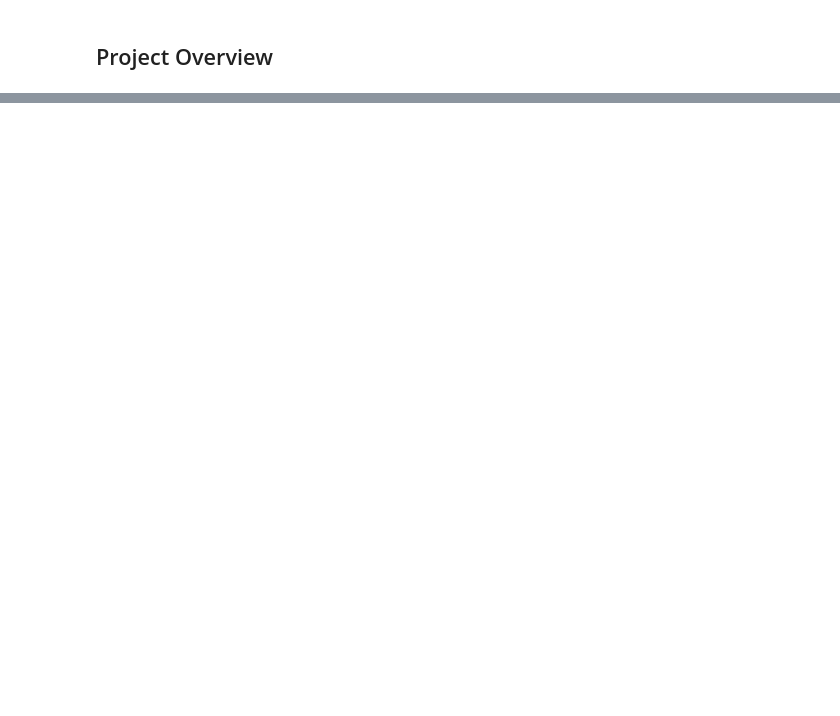
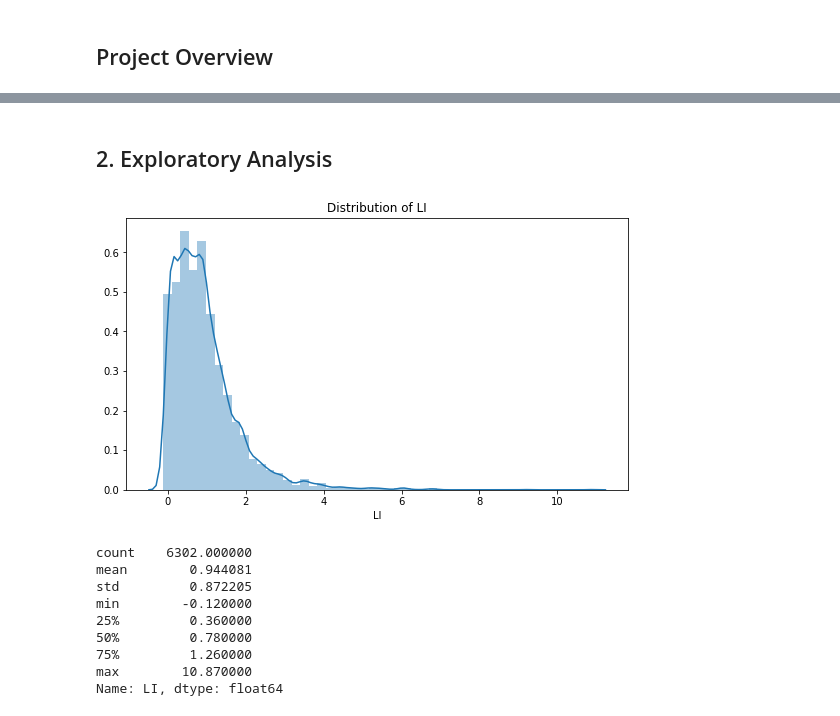
Before and after one commit to str007/Kaggle, a Jupyter notebook: Boston Red Sox Case Study/Boston Red Sox Case Study.ipynb, the cells around one changed output, grey strips where cells are left out. Saved outputs shown, nothing was run; the diff lists cells and outputs as text; code cells hidden in the pictures; blank space fills up the shorter version.

```diff
--- a/Boston Red Sox Case Study/Boston Red Sox Case Study.ipynb
+++ b/Boston Red Sox Case Study/Boston Red Sox Case Study.ipynb
@@ -48,0 +84,20 @@ FileNotFoundError: File b'redsox_2018.csv' does not exist
+# %% [markdown]
+## 2. Exploratory Analysis
+# %%
+#Look at our distribution of LI
+plt.figure(figsize=[9,5])
+sns.distplot(red_sox['LI'])
+plt.title('Distribution of LI')
+plt.show()
+print(red_sox['LI'].describe())
+# %% [output]
+[figure, added]
+count    6302.000000
+mean        0.944081
+std         0.872205
+min        -0.120000
+25%         0.360000
+50%         0.780000
+75%         1.260000
+max        10.870000
+Name: LI, dtype: float64
```
Also changed, not shown: parts of 21 cells of this notebook.
